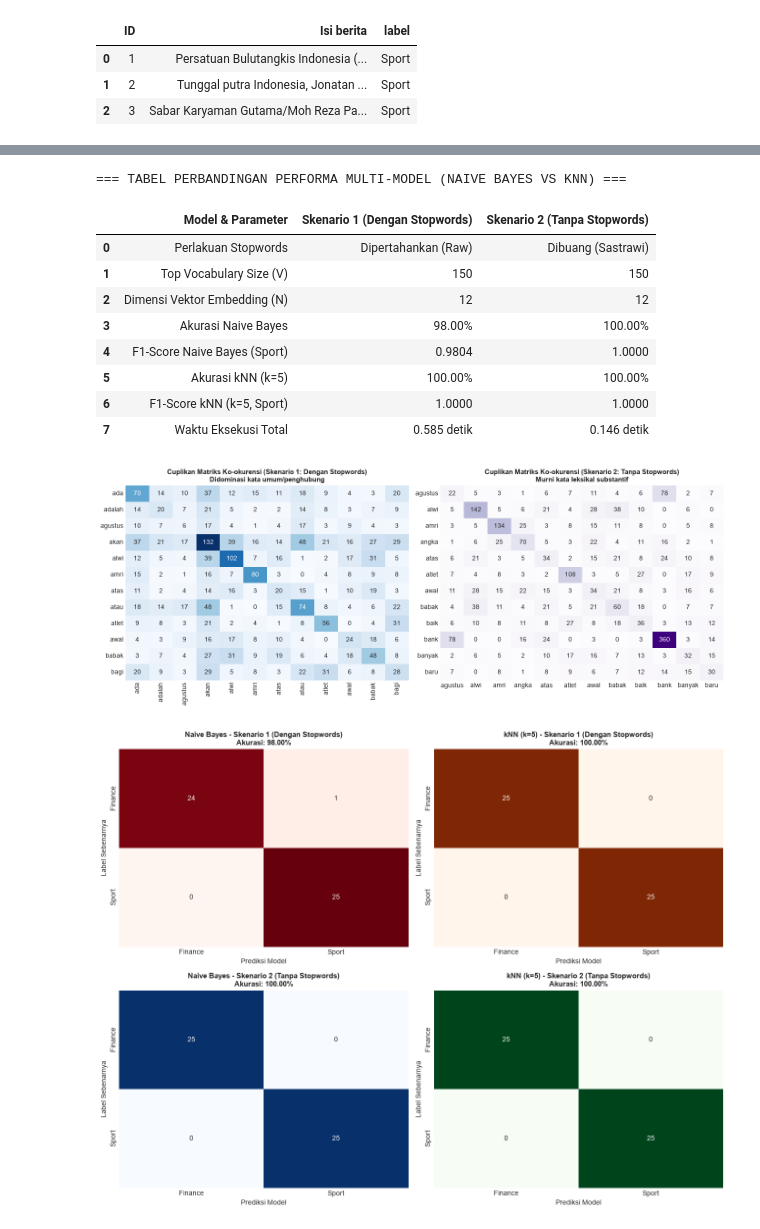
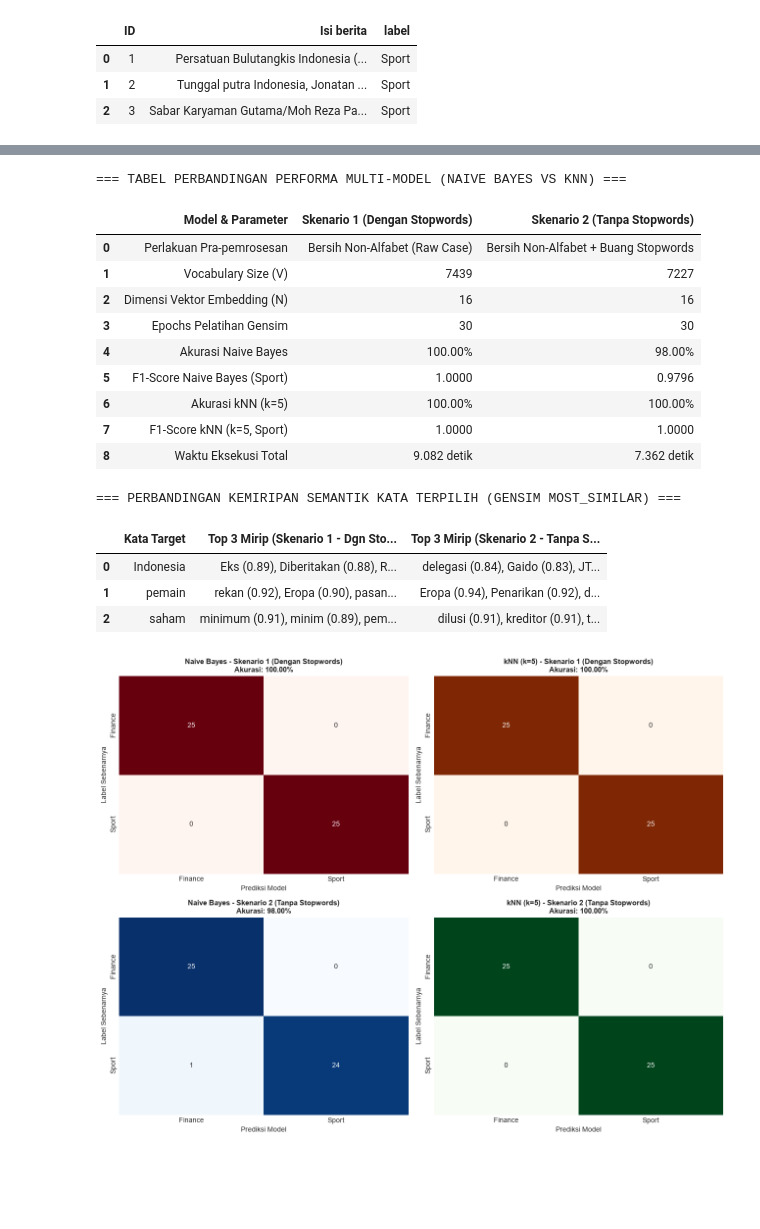
Before and after one commit to ilham08-GH/ppw, a Jupyter notebook: Notebooks/WebMining_Tugas4.ipynb, the cells around one changed output, grey strips where cells are left out. Cells and saved outputs as stored; diff of their text form; code cells hidden in the pictures; blank space fills up the shorter version.

```diff
--- a/Notebooks/WebMining_Tugas4.ipynb
+++ b/Notebooks/WebMining_Tugas4.ipynb
@@ -59,10 +62,11 @@ Kita menyediakan variabel konfigurasi terpusat agar parameter model (seperti dim
 # =============================================================================
 # PARAMETER YANG BISA DIOTAK-ATIK SECARA FLEKSIBEL:
 # =============================================================================
-EMBEDDING_DIM = 12       # Dimensi vektor embedding SVD (misal: 4, 8, 12, 16, 32)
-WINDOW_SIZE = 10         # Lebar jendela konteks sliding window (misal: 2, 3, 5)
-TOP_VOCAB = 150         # Ukuran vocabulary teratas per skenario
-TEST_SIZE = 0.25        # Proporsi data uji (25% = 50 dokumen uji)
+VECTOR_SIZE = 16        # Dimensi vektor embedding kata & dokumen (misal: 8, 12, 16, 32)
+WINDOW_SIZE = 5         # Lebar jendela konteks sliding window Skip-gram
+MIN_COUNT = 1           # Ambang batas frekuensi minimum kata
+EPOCHS = 30             # Jumlah epoch iterasi pelatihan model Gensim Word2Vec
+TEST_SIZE = 0.25        # Proporsi data uji (25% = 50 dokumen uji, 75% = 150 data latih)
 RANDOM_STATE = 42       # Seed reproducibility
 # =============================================================================
 
@@ -386,65 +395,80 @@ Kita membandingkan hasil kedua eksperimen secara komprehensif:
 # 1. Tabel Perbandingan Metrik Multi-Model
 df_comparison = pd.DataFrame({
     'Model & Parameter': [
-        'Perlakuan Stopwords',
-        'Top Vocabulary Size (V)',
+        'Perlakuan Pra-pemrosesan',
+        'Vocabulary Size (V)',
         'Dimensi Vektor Embedding (N)',
+        'Epochs Pelatihan Gensim',
         'Akurasi Naive Bayes',
         'F1-Score Naive Bayes (Sport)',
         'Akurasi kNN (k=5)',
         'F1-Score kNN (k=5, Sport)',
         'Waktu Eksekusi Total'
     ],
     'Skenario 1 (Dengan Stopwords)': [
-        'Dipertahankan (Raw)',
-        len(vocab_1),
-        EMBEDDING_DIM,
+        'Bersih Non-Alfabet (Raw Case)',
+        len(model_sg_1.wv),
+        VECTOR_SIZE,
+        EPOCHS,
         f"{acc_nb_1*100:.2f}%",
         f"{f1_nb_1:.4f}",
         f"{acc_knn_1*100:.2f}%",
         f"{f1_knn_1:.4f}",
         f"{t_elapsed_1:.3f} detik"
     ],
     'Skenario 2 (Tanpa Stopwords)': [
-        'Dibuang (Sastrawi)',
-        len(vocab_2),
-        EMBEDDING_DIM,
+        'Bersih Non-Alfabet + Buang Stopwords',
+        len(model_sg_2.wv),
+        VECTOR_SIZE,
+        EPOCHS,
         f"{acc_nb_2*100:.2f}%",
         f"{f1_nb_2:.4f}",
         f"{acc_knn_2*100:.2f}%",
         f"{f1_knn_2:.4f}",
         f"{t_elapsed_2:.3f} detik"
     ]
 })
 
 print("=== TABEL PERBANDINGAN PERFORMA MULTI-MODEL (NAIVE BAYES VS KNN) ===")
 display(df_comparison)
 
-# 2. Cuplikan Visualisasi Matriks Ko-okurensi (Top 12 Kata)
-fig, axes = plt.subplots(1, 2, figsize=(14, 5.5))
+# 2. Analisis Semantik Kata Kunci (Top-3 Kata Paling Mirip)
+target_words = ['Indonesia', 'pemain', 'saham']
+sim_records = []
 
-df_sub_co1 = pd.DataFrame(co_matrix_1[:12, :12], index=vocab_1[:12], columns=vocab_1[:12])
-sns.heatmap(df_sub_co1, annot=True, fmt='.0f', cmap='Blues', ax=axes[0], cbar=False)
-axes[0].set_title('Cuplikan Matriks Ko-okurensi (Skenario 1: Dengan Stopwords)\nDidominasi kata umum/penghubung', fontsize=11, fontweight='bold')
+for w in target_words:
+    # Cari representasi kata (cek kata kapital maupun kata lowercase jika ada)
+    w_match1 = w if w in model_sg_1.wv else (w.lower() if w.lower() in model_sg_1.wv else None)
+    w_match2 = w if w in model_sg_2.wv else (w.lower() if w.lower() in model_sg_2.wv else None)
 
-df_sub_co2 = pd.DataFrame(co_matrix_2[:12, :12], index=vocab_2[:12], columns=vocab_2[:12])
-sns.heatmap(df_sub_co2, annot=True, fmt='.0f', cmap='Purples', ax=axes[1], cbar=False)
-axes[1].set_title('Cuplikan Matriks Ko-okurensi (Skenario 2: Tanpa Stopwords)\nMurni kata leksikal substantif', fontsize=11, fontweight='bold')
+    sim_1 = [f"{k} ({s:.2f})" for k, s in model_sg_1.wv.most_similar(w_match1, topn=3)] if w_match1 else ["-"]
+    sim_2 = [f"{k} ({s:.2f})" for k, s in model_sg_2.wv.most_similar(w_match2, topn=3)] if w_match2 else ["-"]
+    sim_records.append({
+        'Kata Target': w,
+        'Top 3 Mirip (Skenario 1 - Dgn Stopwords)': ', '.join(sim_1),
+        'Top 3 Mirip (Skenario 2 - Tanpa Stopwords)': ', '.join(sim_2)
+    })
 
-plt.tight_layout()
-plt.show()
+df_sim = pd.DataFrame(sim_records)
+print("\n=== PERBANDINGAN KEMIRIPAN SEMANTIK KATA TERPILIH (GENSIM MOST_SIMILAR) ===")
+display(df_sim)
 # %% [output]
 === TABEL PERBANDINGAN PERFORMA MULTI-MODEL (NAIVE BAYES VS KNN) ===
 |  | Model & Parameter | Skenario 1 (Dengan Stopwords) | Skenario 2 (Tanpa Stopwords) |
-| 0 | Perlakuan Stopwords | Dipertahankan (Raw) | Dibuang (Sastrawi) |
-| 1 | Top Vocabulary Size (V) | 150 | 150 |
-| 2 | Dimensi Vektor Embedding (N) | 12 | 12 |
-| 3 | Akurasi Naive Bayes | 98.00% | 100.00% |
-| 4 | F1-Score Naive Bayes (Sport) | 0.9804 | 1.0000 |
-| 5 | Akurasi kNN (k=5) | 100.00% | 100.00% |
-| 6 | F1-Score kNN (k=5, Sport) | 1.0000 | 1.0000 |
-| 7 | Waktu Eksekusi Total | 0.585 detik | 0.146 detik |
+| 0 | Perlakuan Pra-pemrosesan | Bersih Non-Alfabet (Raw Case) | Bersih Non-Alfabet + Buang Stopwords |
+| 1 | Vocabulary Size (V) | 7439 | 7227 |
+| 2 | Dimensi Vektor Embedding (N) | 16 | 16 |
+| 3 | Epochs Pelatihan Gensim | 30 | 30 |
+| 4 | Akurasi Naive Bayes | 100.00% | 98.00% |
+| 5 | F1-Score Naive Bayes (Sport) | 1.0000 | 0.9796 |
+| 6 | Akurasi kNN (k=5) | 100.00% | 100.00% |
+| 7 | F1-Score kNN (k=5, Sport) | 1.0000 | 1.0000 |
+| 8 | Waktu Eksekusi Total | 9.082 detik | 7.362 detik |
-[figure, removed]
+=== PERBANDINGAN KEMIRIPAN SEMANTIK KATA TERPILIH (GENSIM MOST_SIMILAR) ===
+|  | Kata Target | Top 3 Mirip (Skenario 1 - Dgn Sto... | Top 3 Mirip (Skenario 2 - Tanpa S... |
+| 0 | Indonesia | Eks (0.89), Diberitakan (0.88), R... | delegasi (0.84), Gaido (0.83), JT... |
+| 1 | pemain | rekan (0.92), Eropa (0.90), pasan... | Eropa (0.94), Penarikan (0.92), d... |
+| 2 | saham | minimum (0.91), minim (0.89), pem... | dilusi (0.91), kreditor (0.91), t... |
 # %%
 cm_nb1 = confusion_matrix(y_test_1, y_pred_nb_1, labels=['Finance', 'Sport'])
 cm_knn1 = confusion_matrix(y_test_1, y_pred_knn_1, labels=['Finance', 'Sport'])
```
Also changed, not shown: parts of 19 cells of this notebook, 2 other files.
